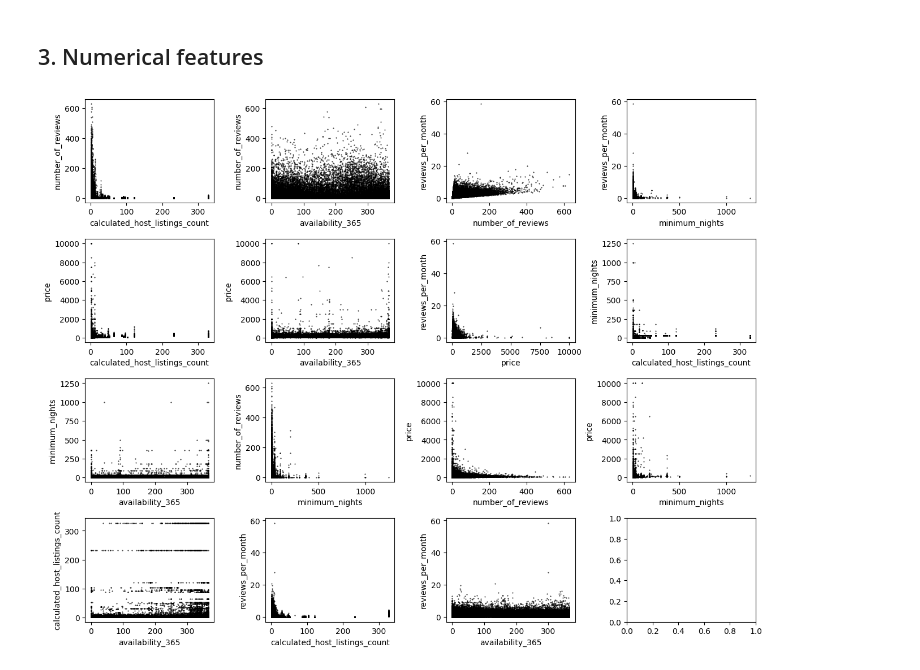
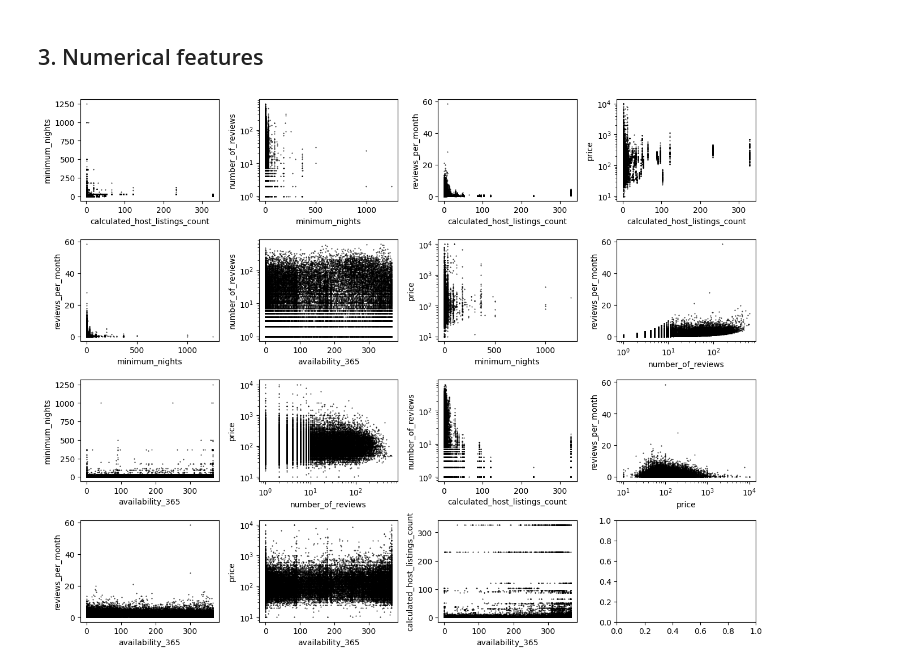
Before and after one commit to gperdrizet/gperdrizet-data-preprocessing-project-tutorial, a Jupyter notebook: gperdrizet_correlations.ipynb, the cells around one changed output. Saved outputs shown, nothing was run; the diff lists cells and outputs as text; code cells hidden in the pictures.

Commit message:
Updated correlation plots.

```diff
--- a/gperdrizet_correlations.ipynb
+++ b/gperdrizet_correlations.ipynb
@@ -146,21 +146,31 @@ plt.show()
 # %%
 from itertools import product
 
 numeric_features=['price','minimum_nights','number_of_reviews','reviews_per_month','calculated_host_listings_count','availability_365']
+log_features=['price', 'number_of_reviews']
 feature_pairs=list(set(tuple(sorted(pair)) for pair in product(numeric_features, numeric_features)))
 
 fig, axs=plt.subplots(4,4, figsize=(13,10))
 axs=axs.flatten()
 
 i=0
 
 for feature_pair in feature_pairs:
+
     if feature_pair[0] != feature_pair[1]:
+
         axs[i].scatter(data_df[feature_pair[0]], data_df[feature_pair[1]], s=0.2, color='black')
         axs[i].set_xlabel(feature_pair[0])
         axs[i].set_ylabel(feature_pair[1])
+
+        if feature_pair[0] in log_features:
+            axs[i].set_xscale('log')
+
+        if feature_pair[1] in log_features:
+            axs[i].set_yscale('log')
+
         i+=1
 
 plt.tight_layout()
 # %% [output]
-[figure, old version]
+[figure, new version]
```
Also changed, not shown: 1 other file.
